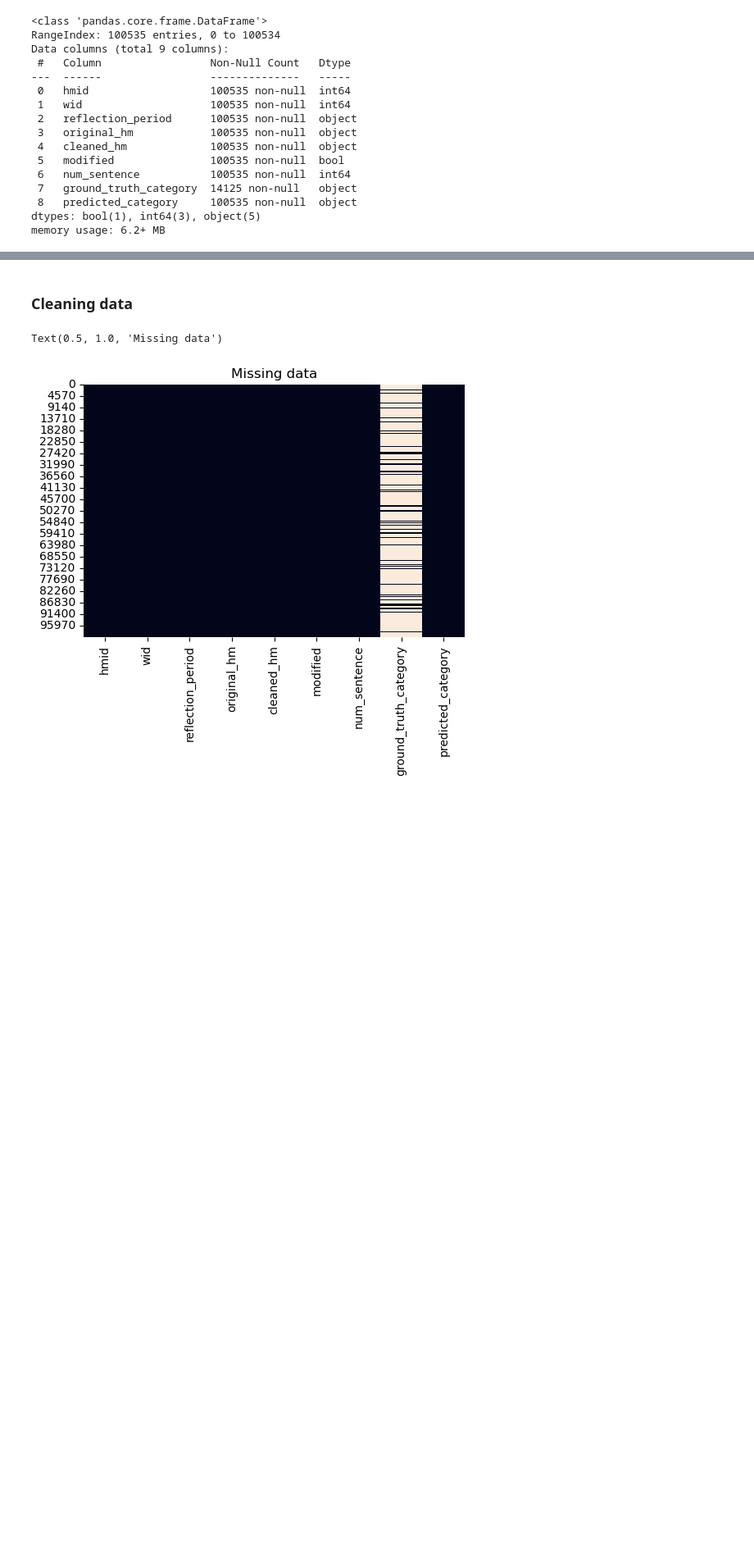
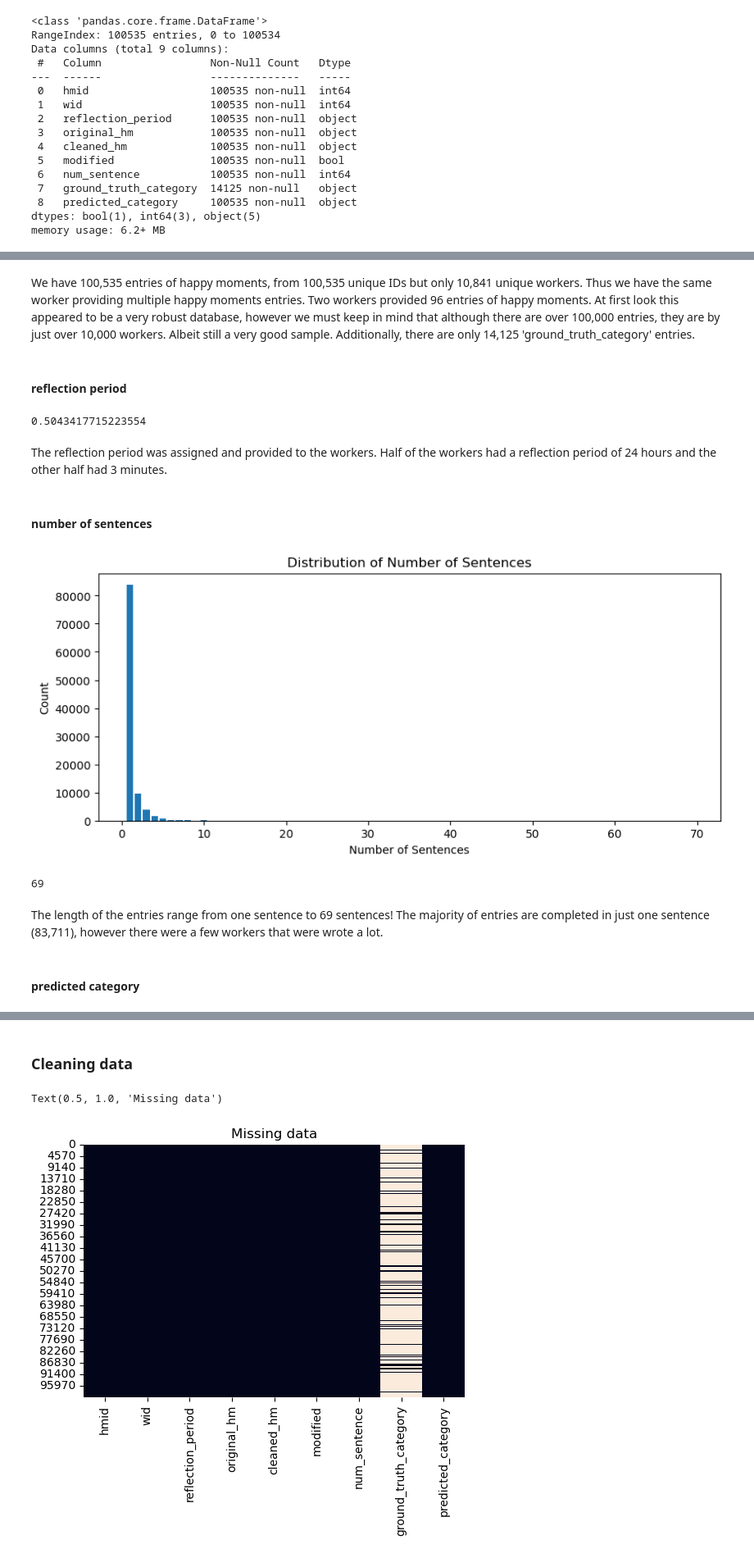
Before and after one commit to TZstatsADS/ads-fall2023-project1-juliamblake1, a Jupyter notebook: doc/project 1 v1.ipynb, the cells around one changed output, grey strips where cells are left out. Shown at 82% size. Cells and saved outputs as stored; diff of their text form; code cells hidden in the pictures; blank space fills up the shorter version.

```diff
--- a/doc/project 1 v1.ipynb
+++ b/doc/project 1 v1.ipynb
@@ -41,0 +75,35 @@ memory usage: 6.2+ MB
+# %% [markdown]
+We have 100,535 entries of happy moments, from 100,535 unique IDs but only 10,841 unique workers. Thus we have the same worker providing multiple happy moments entries. Two workers provided 96 entries of happy moments. At first look this appeared to be a very robust database, however we must keep in mind that although there are over 100,000 entries, they are by just over 10,000 workers. Albeit still a very good sample. Additionally, there are only 14,125 'ground_truth_category' entries.
+# %% [markdown]
+#### reflection period
+# %%
+reflection_period_prop = (cleaned_hm.loc[cleaned_hm.reflection_period == '3m', 'reflection_period'].count())/ len(cleaned_hm.reflection_period)
+reflection_period_prop
+# %% [output]
+0.5043417715223554
+# %% [markdown]
+The reflection period was assigned and provided to the workers. Half of the workers had a reflection period of 24 hours and the other half had 3 minutes.
+# %% [markdown]
+#### number of sentences
+# %%
+sentence_counts = cleaned_hm['num_sentence'].value_counts()
+
+# Create a bar plot
+plt.figure(figsize=(10, 4))  # You can adjust the figure size as needed
+plt.bar(sentence_counts.index, sentence_counts.values)
+
+# Adding labels and title
+plt.xlabel('Number of Sentences')
+plt.ylabel('Count')
+plt.title('Distribution of Number of Sentences')
+plt.show()
+# %% [output]
+[figure, added]
+# %%
+cleaned_hm['num_sentence'].max()
+# %% [output]
+69
+# %% [markdown]
+The length of the entries range from one sentence to 69 sentences!  The majority of entries are completed in just one sentence (83,711), however there were a few workers that were wrote a lot.
+# %% [markdown]
+#### predicted category
```
Also changed, not shown: parts of 27 cells of this notebook, 1 other file.
